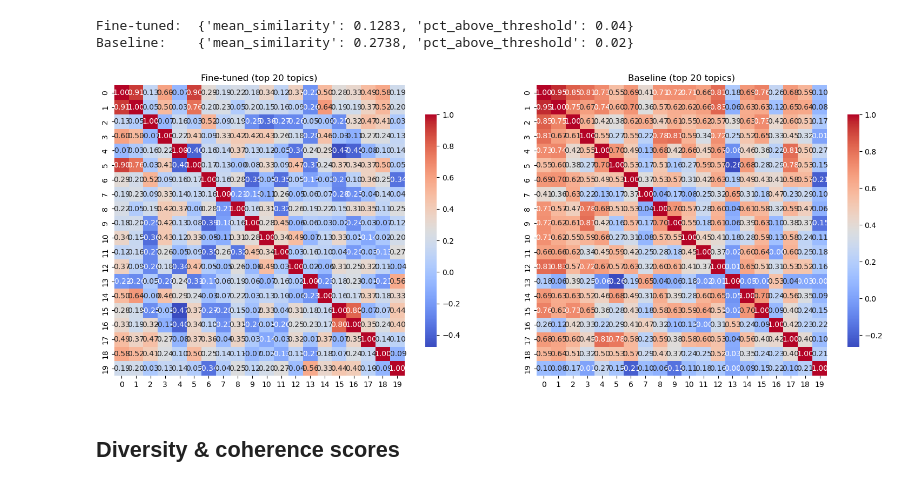
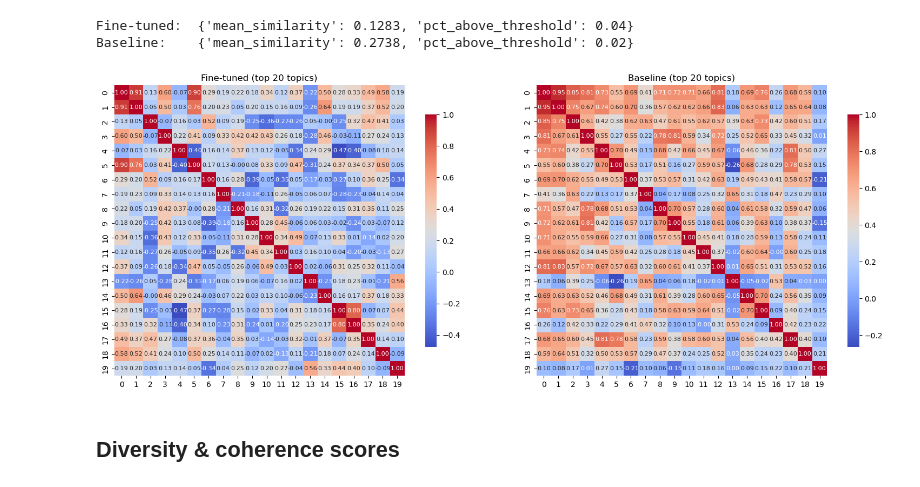
Before and after one commit to Bea-Taylor/nimby_nlp, a Jupyter notebook: notebooks/03_topic_model_evaluation.ipynb, the cells around one changed output. Cells and saved outputs as stored; diff of their text form; code cells hidden in the pictures.

```diff
--- a/notebooks/03_topic_model_evaluation.ipynb
+++ b/notebooks/03_topic_model_evaluation.ipynb
@@ -78,19 +75,20 @@ Baseline:    {'mean_similarity': 0.2738, 'pct_above_threshold': 0.02}
 # %%
 fig, axes = plt.subplots(1, 2, figsize=(16, 6))
 for ax, embeds, title in zip(
     axes,
     [embeddings_ft.values[:20, :20], embeddings_base.values[:20, :20]],
     ["Fine-tuned (top 20 topics)", "Baseline (top 20 topics)"],
 ):
     cs = cosine_similarity(embeds, embeds)
     sns.heatmap(cs, ax=ax, annot=True, fmt=".2f", cmap="coolwarm",
-                square=True, cbar_kws={"shrink": .8})
+                square=True, cbar_kws={"shrink": .8}, annot_kws={"size": 8})
     ax.set_title(title)
+
 plt.tight_layout()
 plt.savefig(FIGURES_DIR / "topic_cosine_similarity_heatmaps.png", dpi=150, bbox_inches="tight")
 plt.show()
 # %% [output]
-[figure, old version]
+[figure, new version]
 # %% [markdown]
 ## Diversity & coherence scores
 # %%
```
Also changed, not shown: parts of 1 cell of this notebook, 1 other file.
